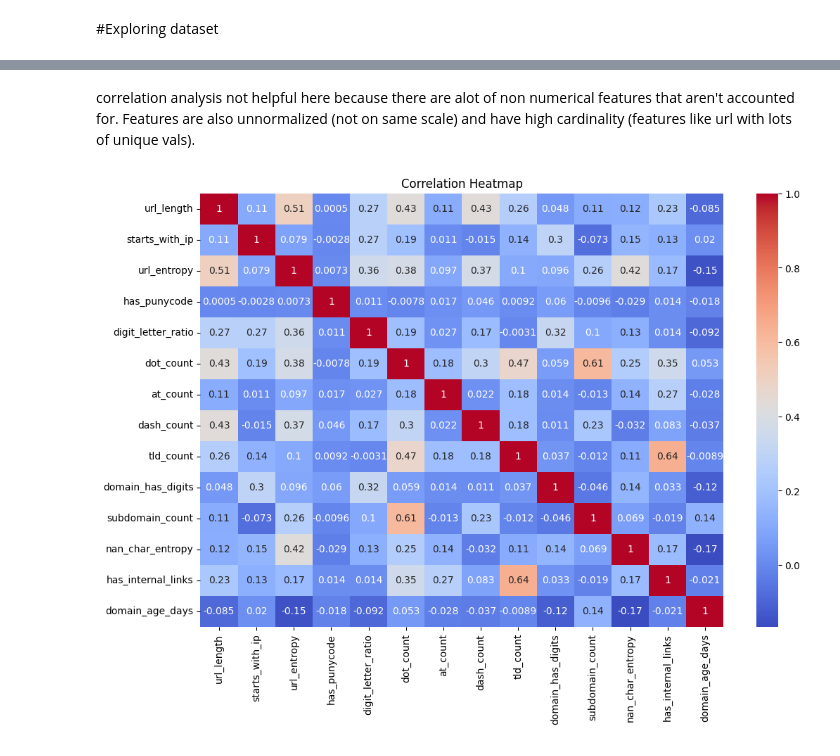
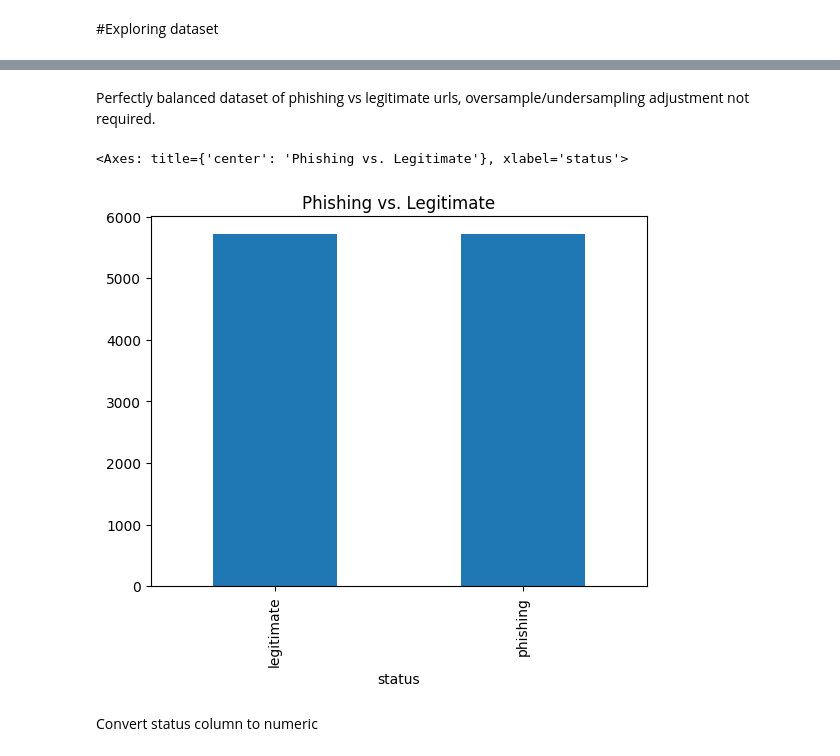
Before and after one commit to islak/phishing-detection, a Jupyter notebook: phishing.ipynb, the cells around one changed output, grey strips where cells are left out. Drawn from its saved outputs; the diff is of its cells as text; code cells hidden in the pictures.

```diff
--- a/phishing.ipynb
+++ b/phishing.ipynb
@@ -148,14 +117,0 @@ dtype: float64
-# %%
-# fill missing whois with 'unknown' missing whois data is sus
-df['whois_data'].fillna('Unknown',inplace=True)
-# %%
-# fill domain_age_days with mean bc it is numerical data
-median_age = df['domain_age_days'].median()
-df['domain_age_days'].fillna(median_age,inplace=True)
-# %%
-# fill url w/ 'unknown'
-df['url'].fillna('Unknown URL',inplace=True)
-# %%
-# fll digit_letter_ratio with mean
-mean_digit_letter_ratio = df['digit_letter_ratio'].mean()
-df['digit_letter_ratio'].fillna(mean_digit_letter_ratio, inplace=True)
@@ -184,14 +118,9 @@ dtype: float64
-# %% [markdown]
-correlation analysis not helpful here because there are alot of non numerical features that aren't accounted for. Features are also unnormalized (not on same scale) and have high cardinality (features like url with lots of unique vals).
-# %%
-import seaborn as sns
-import matplotlib.pyplot as plt
-
-numeric_df = df.select_dtypes(include=['int64', 'float64', 'bool'])
-
-plt.figure(figsize=(12,8))
-sns.heatmap(numeric_df.corr(), annot=True, cmap='coolwarm')
-plt.title('Correlation Heatmap')
-plt.show()
-# %% [output]
-[figure, removed]
+# %% [markdown]
+Perfectly balanced dataset of phishing vs legitimate urls, oversample/undersampling adjustment not required.
+# %%
+df['status'].value_counts().plot(kind='bar', title='Phishing vs. Legitimate')
+# %% [output]
+<Axes: title={'center': 'Phishing vs. Legitimate'}, xlabel='status'>
+[figure, added]
+# %% [markdown]
+Convert status column to numeric
```
Also changed, not shown: parts of 23 cells of this notebook.
